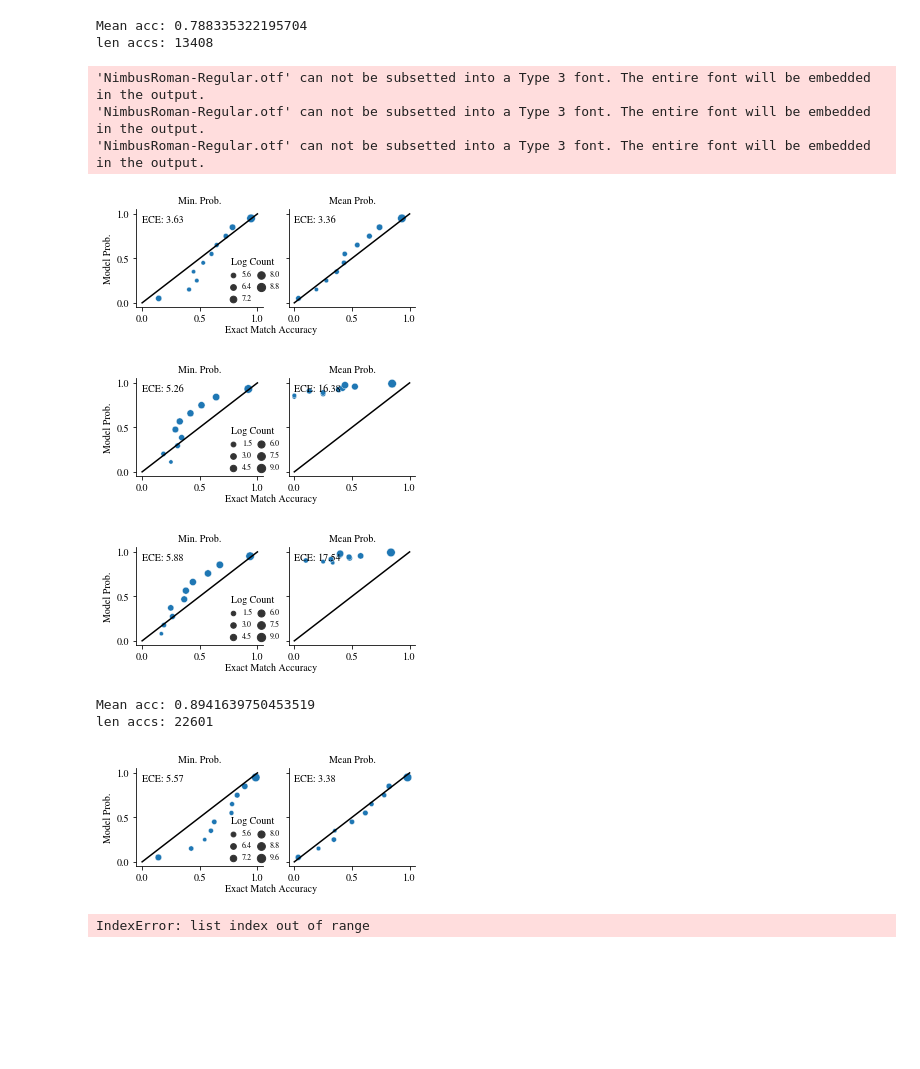
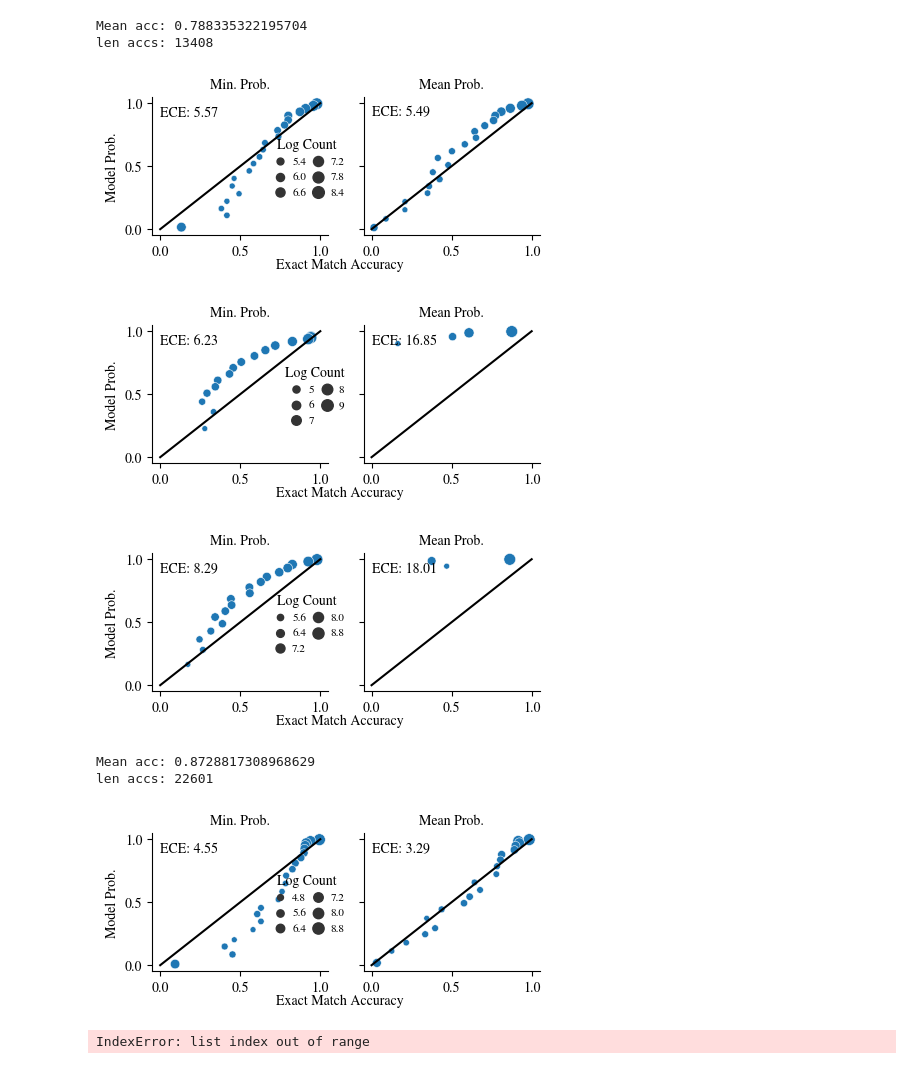
Before and after one commit to esteng/calibration_miso, a Jupyter notebook: analysis/calibration_seq_plot.ipynb, the cells around one changed output. Cells and saved outputs as stored; diff of their text form; code cells hidden in the pictures; blank space fills up the shorter version.

Commit message:
check in sql sequence plots

```diff
--- a/analysis/calibration_seq_plot.ipynb
+++ b/analysis/calibration_seq_plot.ipynb
@@ -62,28 +30,30 @@ def bins_to_df(
 # %%
-def comparison_plot(min_probs, mean_probs, accs, path, n_bins = 10):
-    (min_values,
-    min_bins,
-    min_bin_number) = stats.binned_statistic(
-        min_probs,
-        accs,
-        statistic='mean',
-        bins=n_bins)
+def comparison_plot(min_probs, mean_probs, accs, path, n_bins = 10, binning_strategy='uniform'):
+    ece_metric = ECEMetric(n_bins=n_bins, binning_strategy=binning_strategy)
+    if binning_strategy == "uniform":
+        (min_values,
+        min_bins,
+        min_bin_number) = ece_metric.uniform_bin(min_probs, accs)
+    else:
+        (min_values,
+        min_bins,
+        min_bin_number) = ece_metric.adaptive_bin(min_probs, accs)
 
-    min_df_to_plot = bins_to_df(min_values, min_bins, min_bin_number)
-    min_ece = ECEMetric(n_bins=n_bins)(np.array(min_probs), np.array(accs))
+    min_df_to_plot = ece_metric.bins_to_df(min_values, min_bins, min_bin_number)
+    min_ece = ece_metric(np.array(min_probs), np.array(accs))
     min_ece *= 100
 
+    if binning_strategy == "uniform":
+        (mean_values,
+        mean_bins,
+        mean_bin_number) = ece_metric.uniform_bin(mean_probs, accs)
+    else:
+        (mean_values,
+        mean_bins,
+        mean_bin_number) = ece_metric.adaptive_bin(mean_probs, accs)
 
-    (mean_values,
-    mean_bins,
-    mean_bin_number) = stats.binned_statistic(
-        mean_probs,
-        accs,
-        statistic='mean',
-        bins=n_bins)
-
-    mean_df_to_plot = bins_to_df(mean_values, mean_bins, mean_bin_number)
-    mean_ece = ECEMetric(n_bins=n_bins)(np.array(mean_probs), np.array(accs))
+    mean_df_to_plot = ece_metric.bins_to_df(mean_values, mean_bins, mean_bin_number)
+    mean_ece = ece_metric(np.array(mean_probs), np.array(accs))
     mean_ece *= 100
 
     fig, ax = plt.subplots(1,2, figsize=(5,1.8), sharex=True, sharey=True)
@@ -105,30 +75,27 @@ def comparison_plot(min_probs, mean_probs, accs, path, n_bins = 10):
     return min_values, min_bins, min_bin_number
 
 
-miso_values, miso_bins, miso_bin_number = comparison_plot(miso_min_probs, miso_mean_probs, miso_accs, "/home/estengel/papers/did-you-mean-2022/figures/miso_seq_calibration.pdf", n_bins=10)
-bart_values, bart_bins, bart_bin_number = comparison_plot(bart_min_probs, bart_mean_probs, bart_accs, "/home/estengel/papers/did-you-mean-2022/figures/bart_seq_calibration.pdf", n_bins=10)
-t5_values, t5_bins, t5_bin_number = comparison_plot(t5_min_probs, t5_mean_probs, t5_accs, "/home/estengel/papers/did-you-mean-2022/figures/t5_seq_calibration.pdf", n_bins=10)
+miso_values, miso_bins, miso_bin_number = comparison_plot(miso_min_probs, miso_mean_probs, miso_accs, "/home/estengel/papers/did-you-mean-2022/figures/miso_seq_calibration_adaptive.pdf", n_bins=10, binning_strategy='adaptive')
+bart_values, bart_bins, bart_bin_number = comparison_plot(bart_min_probs, bart_mean_probs, bart_accs, "/home/estengel/papers/did-you-mean-2022/figures/bart_seq_calibration_adaptive.pdf", n_bins=10, binning_strategy='adaptive')
+t5_values, t5_bins, t5_bin_number = comparison_plot(t5_min_probs, t5_mean_probs, t5_accs, "/home/estengel/papers/did-you-mean-2022/figures/t5_seq_calibration_adaptive.pdf", n_bins=10, binning_strategy='adaptive')
 # %% [output]
-'NimbusRoman-Regular.otf' can not be subsetted into a Type 3 font. The entire font will be embedded in the output.
-'NimbusRoman-Regular.otf' can not be subsetted into a Type 3 font. The entire font will be embedded in the output.
-'NimbusRoman-Regular.otf' can not be subsetted into a Type 3 font. The entire font will be embedded in the output.
-[figure, old version]
+[figure, new version]
-[figure, old version]
+[figure, new version]
-[figure, old version]
+[figure, new version]
 # %%
 (treedst_min_probs,
 treedst_mean_probs,
 treedst_accs) = get_probs_and_accs(
                 "/brtx/603-nvme1//estengel/calflow_calibration/tree_dst/tune_roberta/translate_output_calibrated/test.tgt",
                 "/brtx/601-nvme1/estengel/resources/data/tree_dst.agent.data/test.src_tok",
                 "/brtx/601-nvme1/estengel/resources/data/tree_dst.agent.data/test.tgt"
                 )
 
-treedst_miso_bin_number = comparison_plot(treedst_min_probs, treedst_mean_probs, treedst_accs, "/home/estengel/scratch/scratch.png", n_bins=10)
+treedst_miso_bin_number = comparison_plot(treedst_min_probs, treedst_mean_probs, treedst_accs, "/home/estengel/scratch/scratch_adaptive.png", n_bins=10, binning_strategy='adaptive')
 # %% [output]
-Mean acc: 0.8941639750453519
+Mean acc: 0.8728817308968629
 len accs: 22601
-[figure, old version]
+[figure, new version]
 # %%
 import numpy as np
 np.random.seed(12)
```
Also changed, not shown: parts of 1 cell of this notebook, 5 other files.
